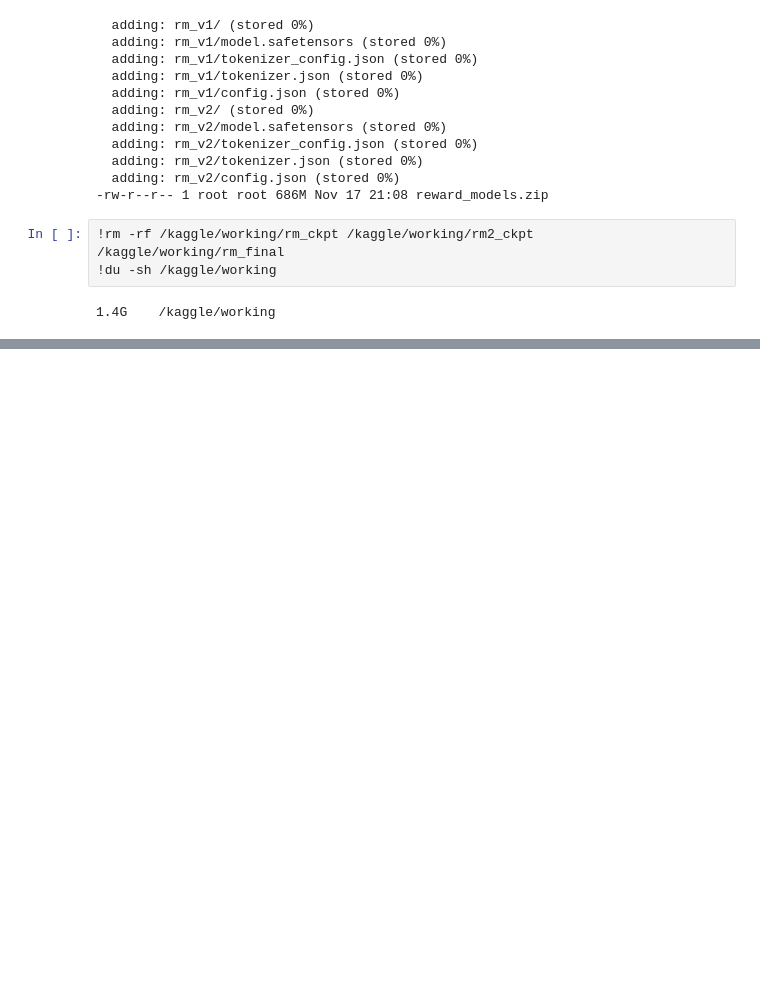
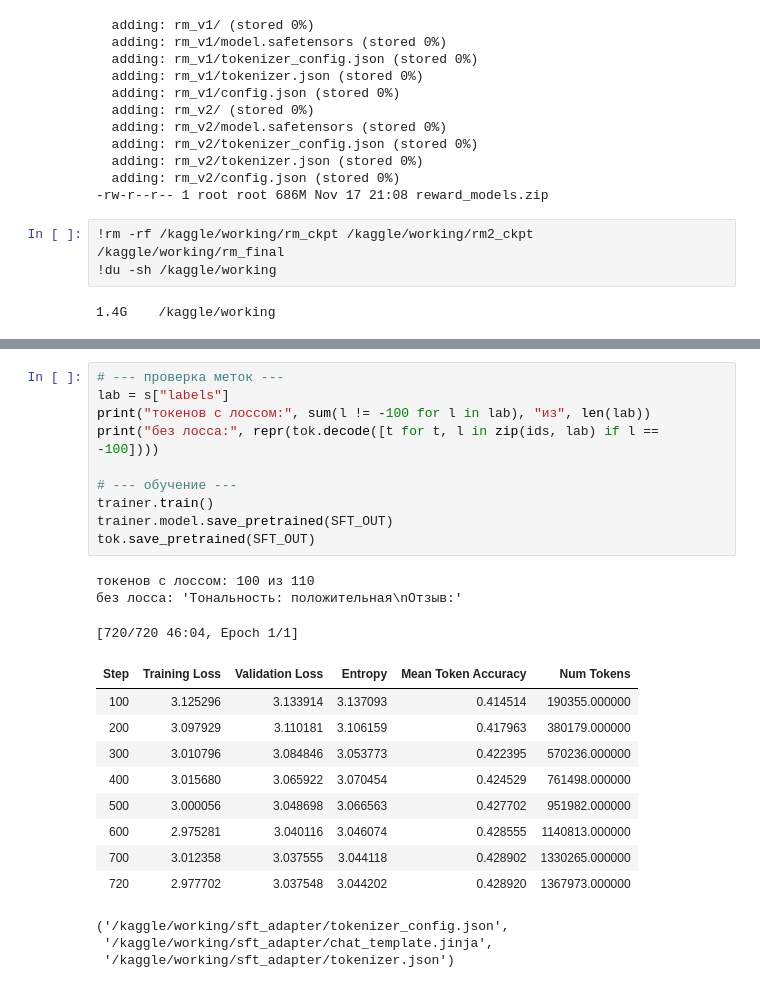
Before and after one commit to Erygfry/RLHF-vs-DPO, a Jupyter notebook: test.ipynb, the cells around one changed output, grey strips where cells are left out. Drawn from its saved outputs; the diff is of its cells as text; blank space fills up the shorter version.

```diff
--- a/test.ipynb
+++ b/test.ipynb
@@ -1143,0 +1248,26 @@ for model, name in ((rm, "rm_v1"), (rm2, "rm_v2")):
+# %%
+# --- проверка меток ---
+lab = s["labels"]
+print("токенов с лоссом:", sum(l != -100 for l in lab), "из", len(lab))
+print("без лосса:", repr(tok.decode([t for t, l in zip(ids, lab) if l == -100])))
+
+# --- обучение ---
+trainer.train()
+trainer.model.save_pretrained(SFT_OUT)
+tok.save_pretrained(SFT_OUT)
+# %% [output]
+токенов с лоссом: 100 из 110
+без лосса: 'Тональность: положительная\nОтзыв:'
+[720/720 46:04, Epoch 1/1]
+| Step | Training Loss | Validation Loss | Entropy | Mean Token Accuracy | Num Tokens |
+| 100 | 3.125296 | 3.133914 | 3.137093 | 0.414514 | 190355.000000 |
+| 200 | 3.097929 | 3.110181 | 3.106159 | 0.417963 | 380179.000000 |
+| 300 | 3.010796 | 3.084846 | 3.053773 | 0.422395 | 570236.000000 |
+| 400 | 3.015680 | 3.065922 | 3.070454 | 0.424529 | 761498.000000 |
+| 500 | 3.000056 | 3.048698 | 3.066563 | 0.427702 | 951982.000000 |
+| 600 | 2.975281 | 3.040116 | 3.046074 | 0.428555 | 1140813.000000 |
+| 700 | 3.012358 | 3.037555 | 3.044118 | 0.428902 | 1330265.000000 |
+| 720 | 2.977702 | 3.037548 | 3.044202 | 0.428920 | 1367973.000000 |
+('/kaggle/working/sft_adapter/tokenizer_config.json',
+ '/kaggle/working/sft_adapter/chat_template.jinja',
+ '/kaggle/working/sft_adapter/tokenizer.json')
```
Also changed, not shown: parts of 7 cells of this notebook.
